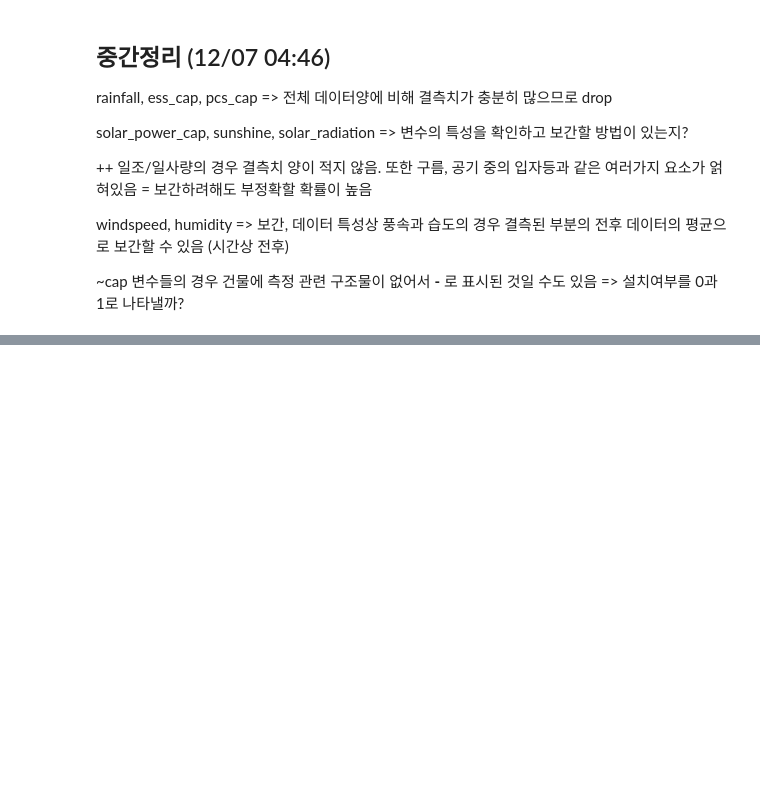
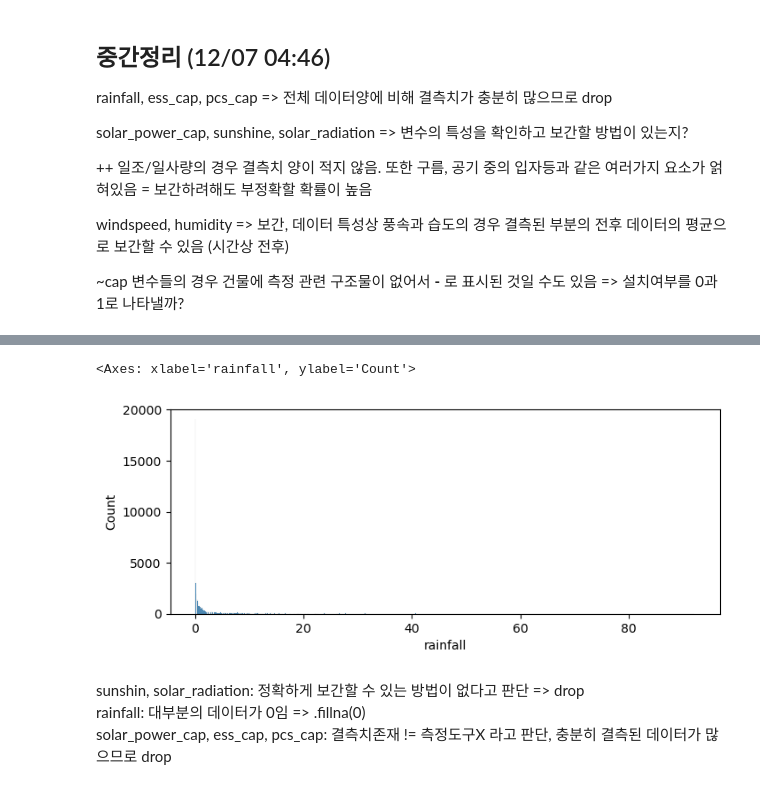
Before and after one commit to life-ofpi/SDATP, a Jupyter notebook: src/jichan.ipynb, the cells around one changed output, grey strips where cells are left out. Saved outputs shown, nothing was run; the diff lists cells and outputs as text; code cells hidden in the pictures; blank space fills up the shorter version.

```diff
--- a/src/jichan.ipynb
+++ b/src/jichan.ipynb
@@ -164,0 +178,10 @@ windspeed, humidity => 보간, 데이터 특성상 풍속과 습도의 경우
+# %%
+plt.figure(figsize=(8, 3))
+sns.histplot(train_df['rainfall'])
+# %% [output]
+<Axes: xlabel='rainfall', ylabel='Count'>
+[figure, added]
+# %% [markdown]
+sunshin, solar_radiation: 정확하게 보간할 수 있는 방법이 없다고 판단 => drop
+rainfall: 대부분의 데이터가 0임 => .fillna(0)
+solar_power_cap, ess_cap, pcs_cap: 결측치존재 != 측정도구X 라고 판단, 충분히 결측된 데이터가 많으므로 drop
```
Also changed, not shown: parts of 9 cells of this notebook.
